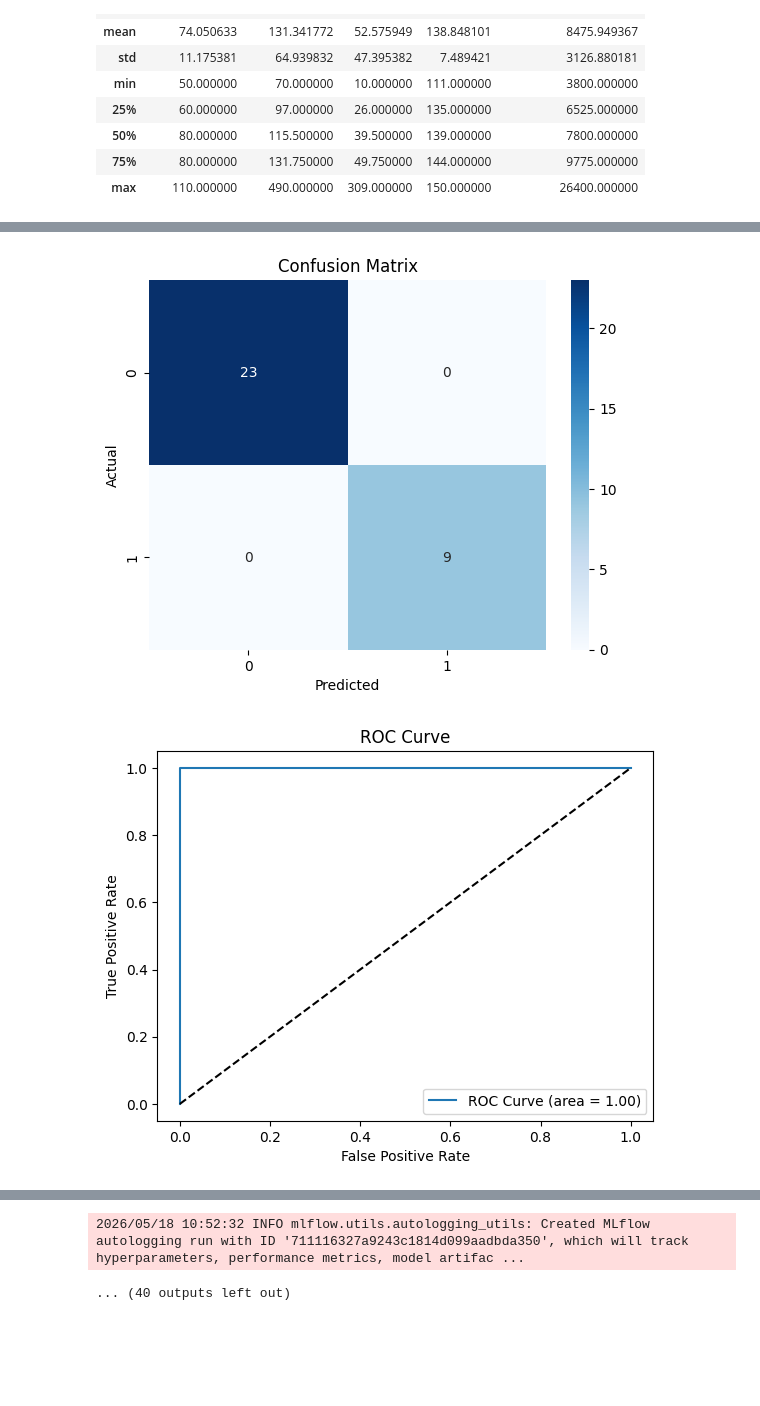
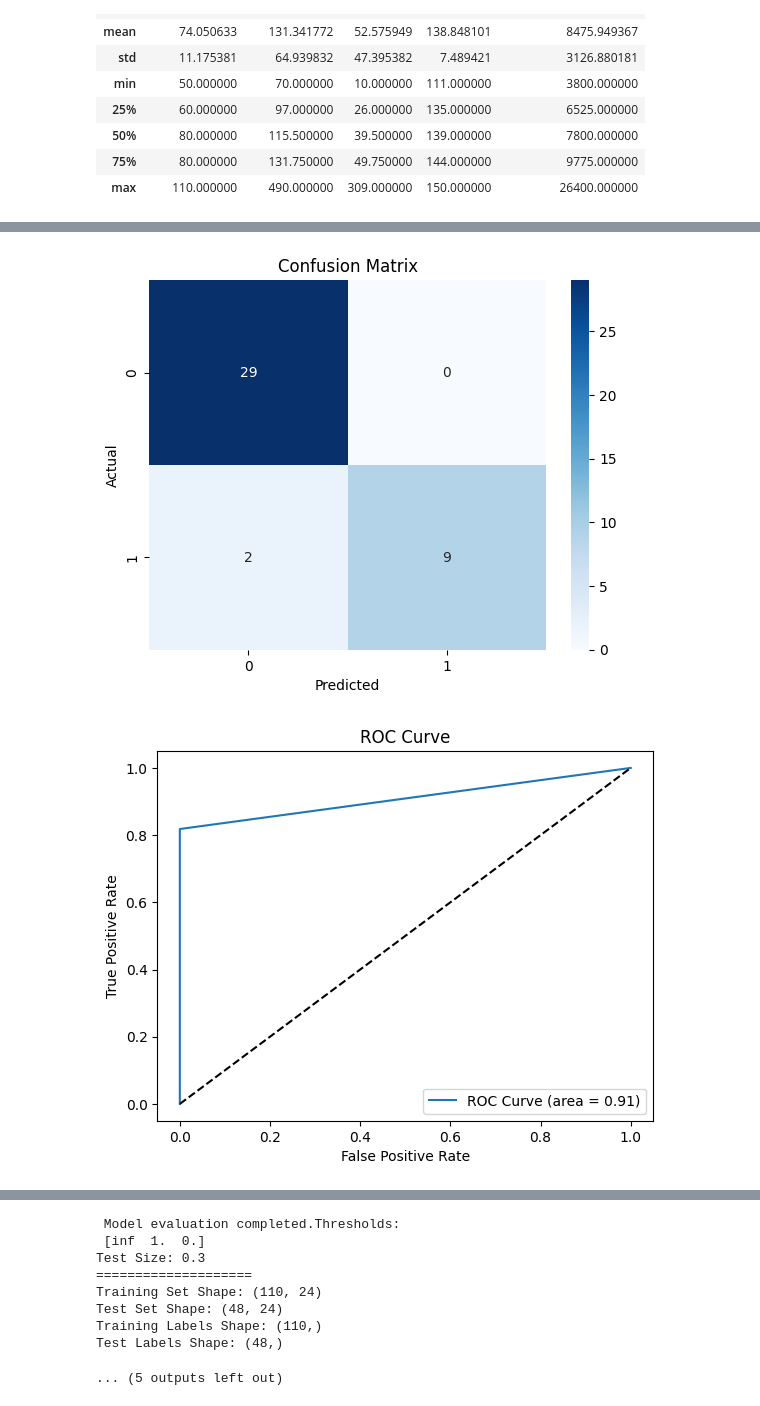
Before and after one commit to Shotza247/Chronic_Kidney_Disease_Class, a Jupyter notebook: CKD_Observation.ipynb, the cells around one changed output, grey strips where cells are left out. Saved outputs shown, nothing was run; the diff lists cells and outputs as text; code cells hidden in the pictures; blank space fills up the shorter version.

```diff
--- a/CKD_Observation.ipynb
+++ b/CKD_Observation.ipynb
@@ -412,6 +410,6 @@ for size in test_size:
     #print_scaled_features(X_train_scaled, X_test_scaled)
 
     #model_training(Log_regress_model, X_train_scaled,X_test_scaled, y_train,y_test)
-    #model_training(Distance_based_model, X_train_scaled,X_test_scaled, y_train,y_test)
-    tree_model_training(Tree_based_models, X_train,X_test, y_train,y_test)
+    model_training(Distance_based_model, X_train_scaled,X_test_scaled, y_train,y_test)
+    #tree_model_training(Tree_based_models, X_train,X_test, y_train,y_test)
 # %% [output]
@@ -470,2 +468,2 @@ weighted avg       1.00      1.00      1.00        32
-[figure, old version]
+[figure, new version]
-[figure, old version]
+[figure, new version]
@@ -472,2 +472,9 @@ weighted avg       1.00      1.00      1.00        32
-2026/05/18 10:52:32 INFO mlflow.utils.autologging_utils: Created MLflow autologging run with ID '711116327a9243c1814d099aadbda350', which will track hyperparameters, performance metrics, model artifac ...
+ Model evaluation completed.Thresholds:
+ [inf  1.  0.]
+Test Size: 0.3
+====================
+Training Set Shape: (110, 24)
+Test Set Shape: (48, 24)
+Training Labels Shape: (110,)
+Test Labels Shape: (48,)
-... (40 outputs left out)
+... (5 outputs left out)
```
Also changed, not shown: parts of 3 cells of this notebook, 31 other files.
